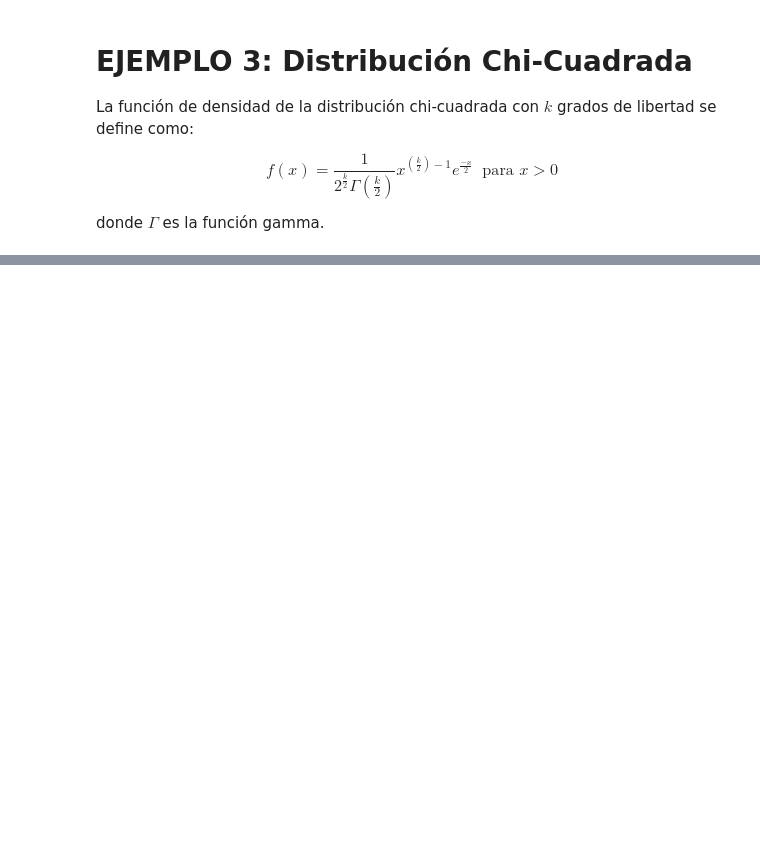
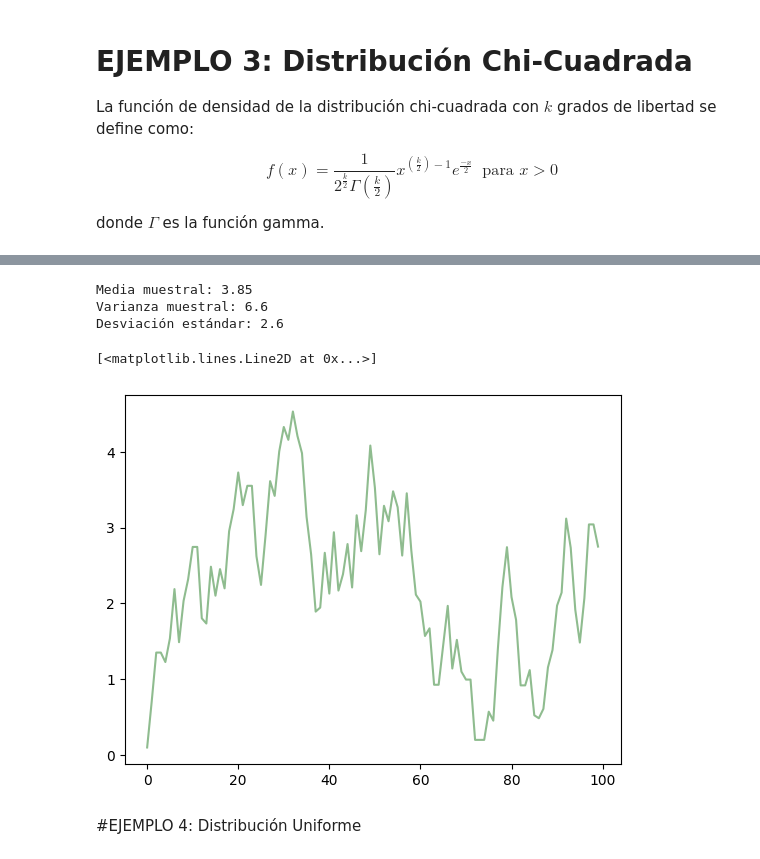
Before and after one commit to MaricelaMH/SIMULACION-II, a Jupyter notebook: Metropolis_Hastings.ipynb, the cells around one changed output, grey strips where cells are left out. Saved outputs shown, nothing was run; the diff lists cells and outputs as text; code cells hidden in the pictures; blank space fills up the shorter version.

```diff
--- a/Metropolis_Hastings.ipynb
+++ b/Metropolis_Hastings.ipynb
@@ -244,0 +244,19 @@ plt.show()
+# %%
+# Media y varianza muestrales
+media = np.mean(x)
+varianza = np.var(x)
+desv_est = np.std(x)
+print(f"Media muestral: {media:.2f}")
+print(f"Varianza muestral: {varianza:.2}")
+print(f"Desviación estándar: {desv_est:.2}")
+
+# Observamos el comportamiento que tienen nuestra muestra generada
+plt.plot(x[0:100],color="#8FBC8F") # Primeros 100 datos
+# %% [output]
+Media muestral: 3.85
+Varianza muestral: 6.6
+Desviación estándar: 2.6
+[<matplotlib.lines.Line2D at 0x...>]
+[figure, added]
+# %% [markdown]
+#EJEMPLO 4: Distribución Uniforme
```
Also changed, not shown: parts of 8 cells of this notebook.
